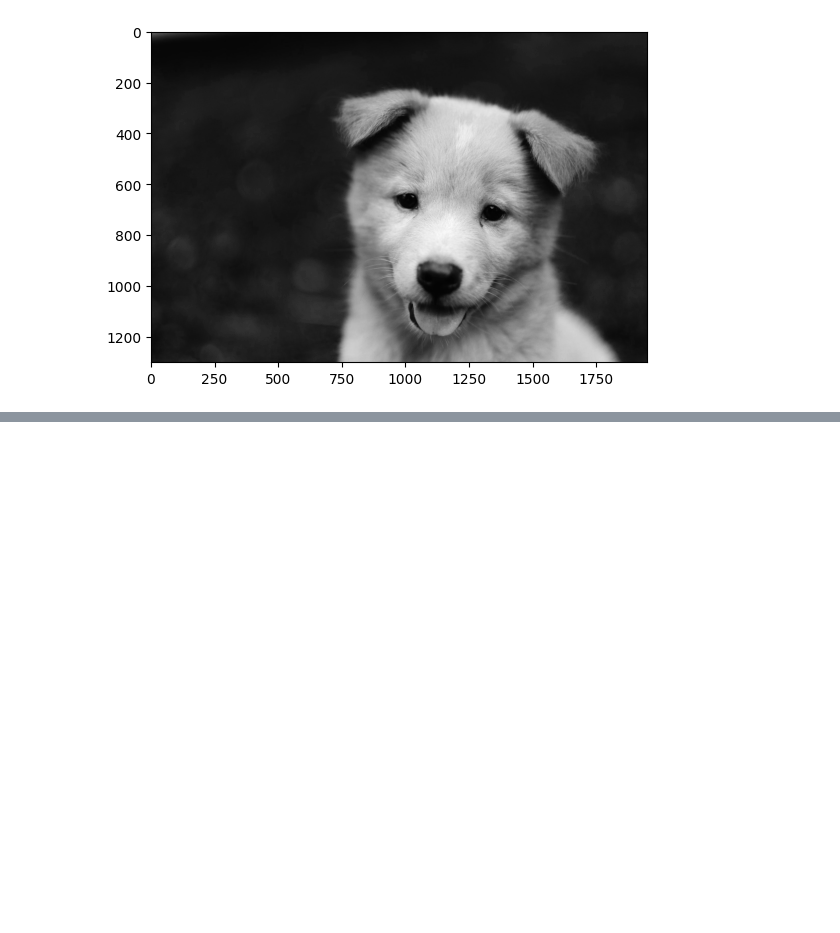
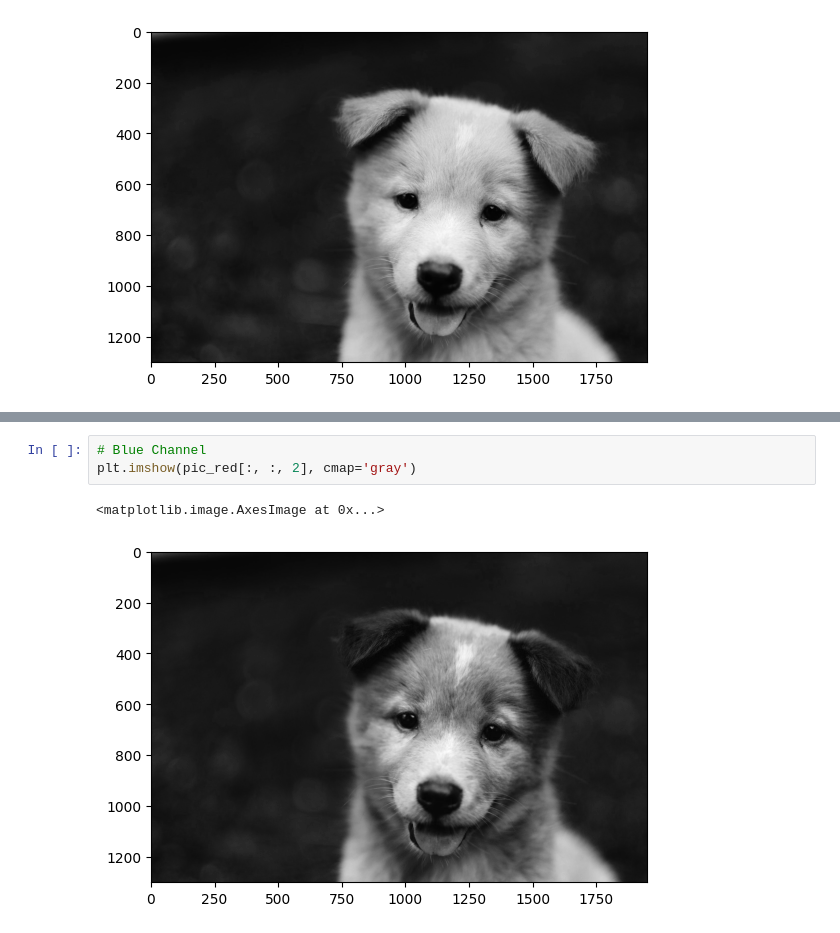
Before and after one commit to DavoodSZ1993/OpenCV_Tutorial, a Jupyter notebook: 02_images_and_numpy.ipynb, the cells around one changed output, grey strips where cells are left out. Saved outputs shown, nothing was run; the diff lists cells and outputs as text; blank space fills up the shorter version.

```diff
--- a/02_images_and_numpy.ipynb
+++ b/02_images_and_numpy.ipynb
@@ -53,0 +61,6 @@ plt.imshow(pic_red[:, :, 0], cmap='gray')
+# %%
+# Blue Channel
+plt.imshow(pic_red[:, :, 2], cmap='gray')
+# %% [output]
+<matplotlib.image.AxesImage at 0x...>
+[figure, added]
```
Also changed, not shown: parts of 3 cells of this notebook.
